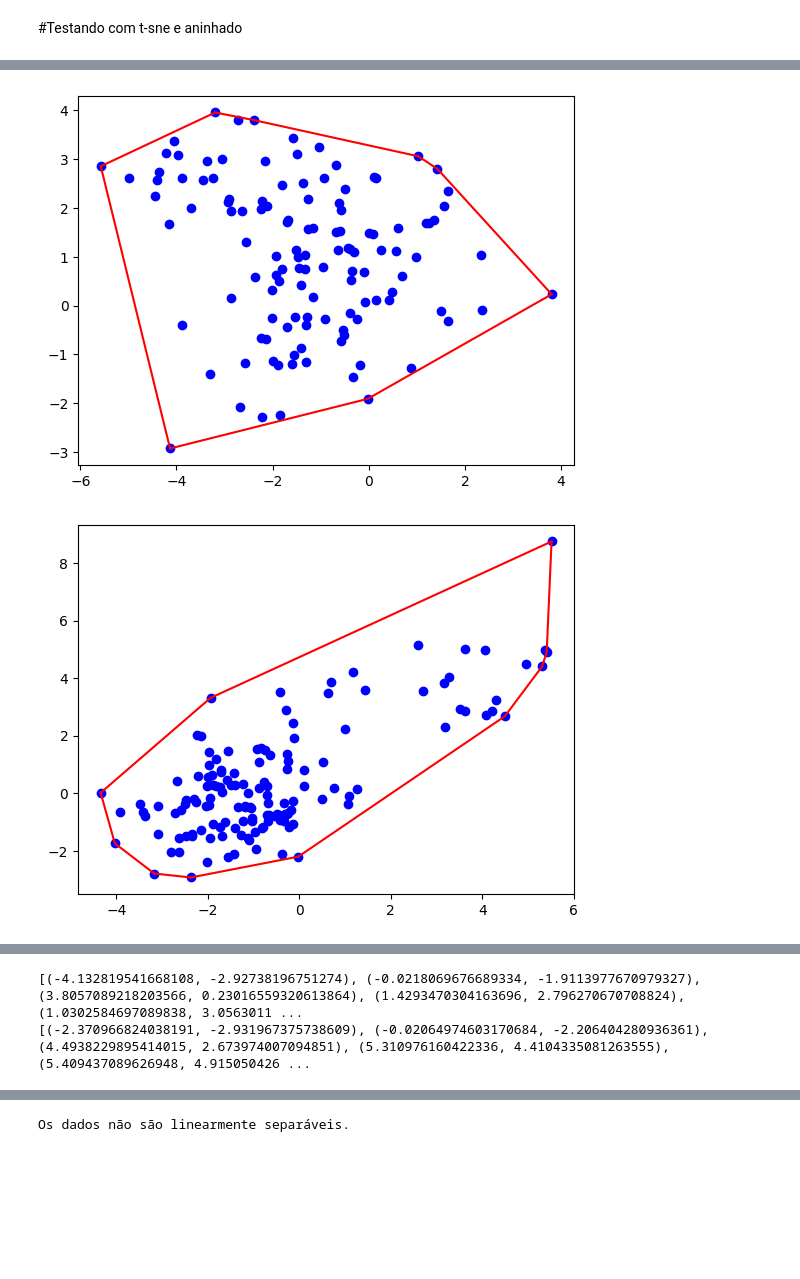
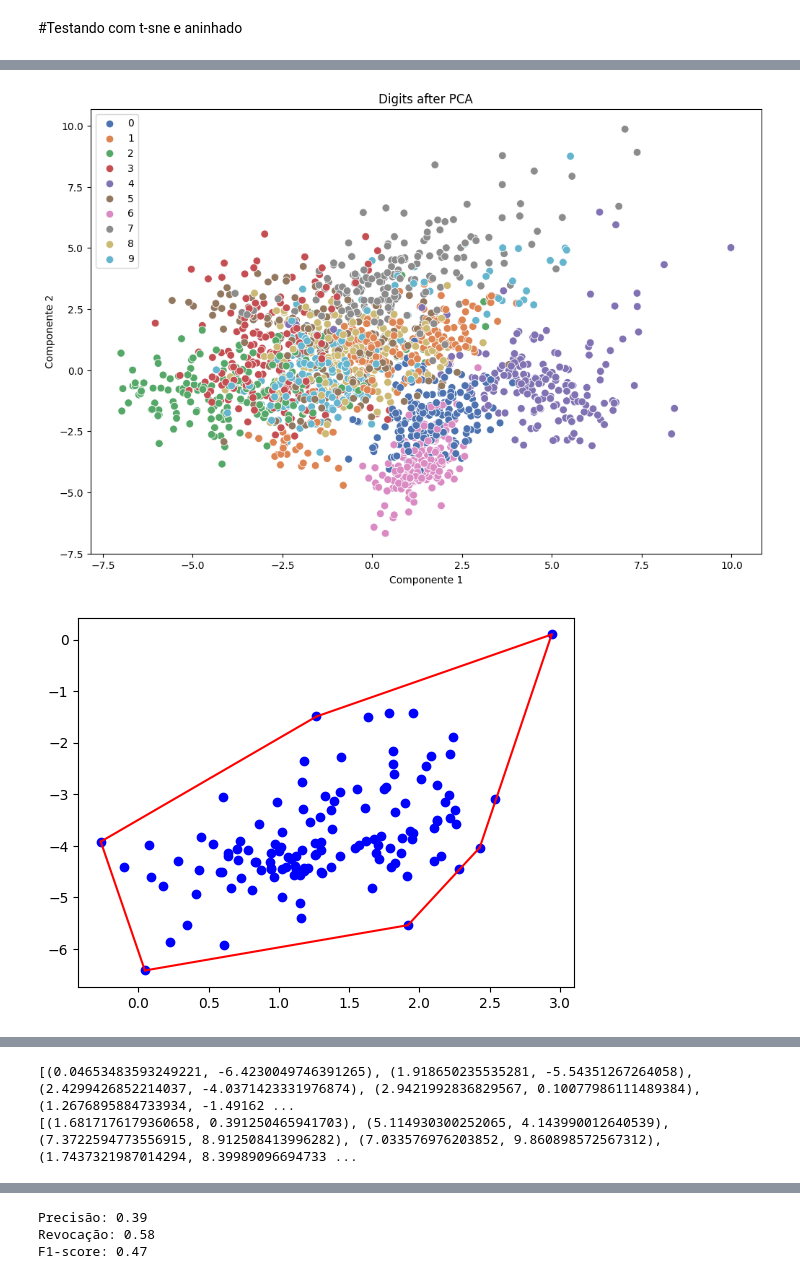
Before and after one commit to marcelomrad/Classificador_Linear, a Jupyter notebook: main.ipynb, the cells around one changed output, grey strips where cells are left out. Drawn from its saved outputs; the diff is of its cells as text; code cells hidden in the pictures; blank space fills up the shorter version.

```diff
--- a/main.ipynb
+++ b/main.ipynb
@@ -567,8 +567,8 @@ def prever(modelo, ponto, positive_label, negative_label):
     else:
         return negative_label
 
-def calcular_metricas(test, modelo, positive_label, negative_label):
-    verdadeiros = test['class'].tolist()
+def calcular_metricas(label_name, test, modelo, positive_label, negative_label):
+    verdadeiros = test[label_name].tolist()
     previstos = [prever(modelo, Ponto(row['Componente 1'], row['Componente 2']), positive_label, negative_label) for _, row in test.iterrows()]
 
     tp = sum(1 for v, p in zip(verdadeiros, previstos) if v == positive_label and p == positive_label)
@@ -611,8 +611,8 @@ if separavel:
 
     modelo = construir_modelo_linear(irisTrain0Pts, irisTrain1Pts)
     plot_modelo(irisTrain0Pts, irisTrain1Pts)
-
-    precisao, revocacao, f1 = calcular_metricas(irisTrain, modelo, positive_label='Iris-setosa', negative_label='Iris-versicolor')
+    label_iris = 'class'
+    precisao, revocacao, f1 = calcular_metricas(label_iris, irisTrain, modelo, positive_label='Iris-setosa', negative_label='Iris-versicolor')
     print(f"Precisão: {precisao:.2f}")
     print(f"Revocação: {revocacao:.2f}")
     print(f"F1-score: {f1:.2f}")
@@ -631,7 +631,16 @@ from sklearn.datasets import load_digits
 import pandas as pd
 from sklearn.decomposition import PCA
 from sklearn.preprocessing import StandardScaler
-import pandas as pd
+import matplotlib.pyplot as plt
+import seaborn as sns
+
+# Função para plotar todos os dígitos após o PCA
+def plot_digits_after_pca(digitsPCA):
+    plt.figure(figsize=(12, 8))
+    sns.scatterplot(data=digitsPCA, x='Componente 1', y='Componente 2', hue='label', palette="deep", edgecolor='w', s=60)
+    plt.title('Digits after PCA')
+    plt.legend()
+    plt.show()
 
 digits = load_digits()
 data = pd.DataFrame(digits.data)
@@ -640,36 +649,39 @@ data['label'] = digits.target
 # Aplicando PCA
 digitsPCA = apply_pca(data.drop(labels=['label'], axis=1))
 digitsPCA['label'] = data['label']
 
+# Plotando todos os dígitos após o PCA
+plot_digits_after_pca(digitsPCA)
+
 digitsTest = digitsPCA.sample(frac = 0.3)
 digitsTrain = digitsPCA.drop(digitsTest.index)
 
 # Acessando as classes separadamente com base na coluna 'label'
-digitsTrain4 = digitsTrain[digitsTrain['label'] == 5]
-digitsTrain3 = digitsTrain[digitsTrain['label'] == 9]
+digitsTrain4 = digitsTrain[digitsTrain['label'] == 6]
+digitsTrain3 = digitsTrain[digitsTrain['label'] == 7]
 
 # Convertendo para pontos
 digitsTrain4Pts = [Ponto(row['Componente 1'], row['Componente 2']) for _, row in digitsTrain4.iterrows()]
 digitsTrain3Pts = [Ponto(row['Componente 1'], row['Componente 2']) for _, row in digitsTrain3.iterrows()]
 
 # Plotando o casco convexo
 digitsTrain4Env = graham_scan(digitsTrain4Pts)
 plot_envoltoria(digitsTrain4Pts, digitsTrain4Env)
 
 digitsTrain3Env = graham_scan(digitsTrain3Pts)
 plot_envoltoria(digitsTrain3Pts, digitsTrain3Env)
 
 separavel = verificar_separabilidade_linear(digitsTrain4Env, digitsTrain3Env)
 plot_separabilidade(digitsTrain4Pts, digitsTrain3Pts)
 
 modelo = construir_modelo_linear(digitsTrain4Pts, digitsTrain3Pts)
 if (modelo):
     plot_modelo(digitsTrain4Pts, digitsTrain3Pts)
-
-    precisao, revocacao, f1 = calcular_metricas(digitsTrain, modelo, positive_label=5, negative_label=9)
+    label_digits = 'label'
+    precisao, revocacao, f1 = calcular_metricas(label_digits, digitsTrain, modelo, positive_label=6, negative_label=7)  # Note que corrigi os labels
     print(f"Precisão: {precisao:.2f}")
     print(f"Revocação: {revocacao:.2f}")
     print(f"F1-score: {f1:.2f}")
 # %% [output]
-[figure, old version]
+[figure, new version]
-[figure, old version]
+[figure, new version]
@@ -676,2 +689,2 @@ if (modelo):
-[(-4.132819541668108, -2.92738196751274), (-0.0218069676689334, -1.9113977670979327), (3.8057089218203566, 0.23016559320613864), (1.4293470304163696, 2.796270670708824), (1.0302584697089838, 3.0563011 ...
-[(-2.370966824038191, -2.931967375738609), (-0.02064974603170684, -2.206404280936361), (4.4938229895414015, 2.673974007094851), (5.310976160422336, 4.4104335081263555), (5.409437089626948, 4.915050426 ...
+[(0.04653483593249221, -6.4230049746391265), (1.918650235535281, -5.54351267264058), (2.4299426852214037, -4.0371423331976874), (2.9421992836829567, 0.10077986111489384), (1.2676895884733934, -1.49162 ...
+[(1.6817176179360658, 0.391250465941703), (5.114930300252065, 4.143990012640539), (7.3722594773556915, 8.912508413996282), (7.033576976203852, 9.860898572567312), (1.7437321987014294, 8.39989096694733 ...
@@ -679,4 +693,6 @@ if (modelo):
-Os dados não são linearmente separáveis.
+Precisão: 0.39
+Revocação: 0.58
+F1-score: 0.47
 # %%
 import pandas as pd
 from sklearn.decomposition import PCA
```
Also changed, not shown: parts of 14 cells of this notebook.
